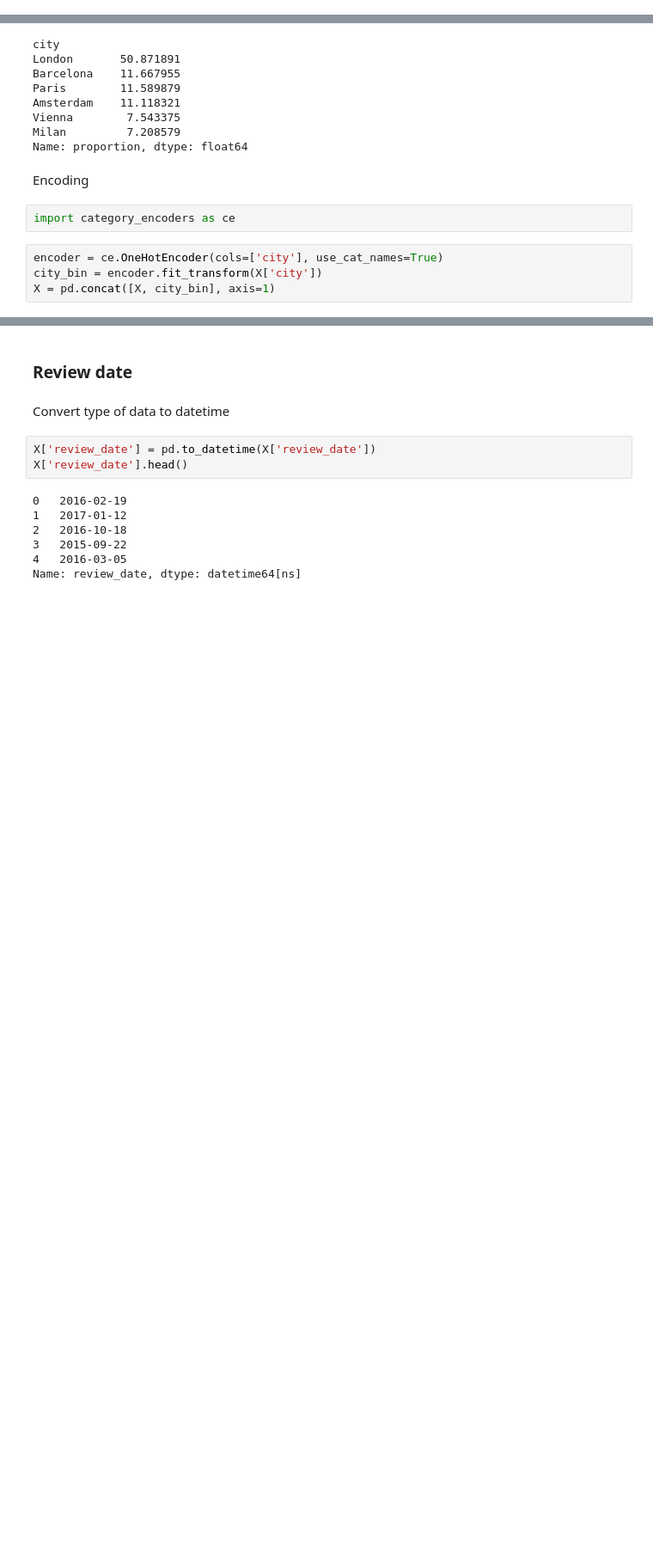
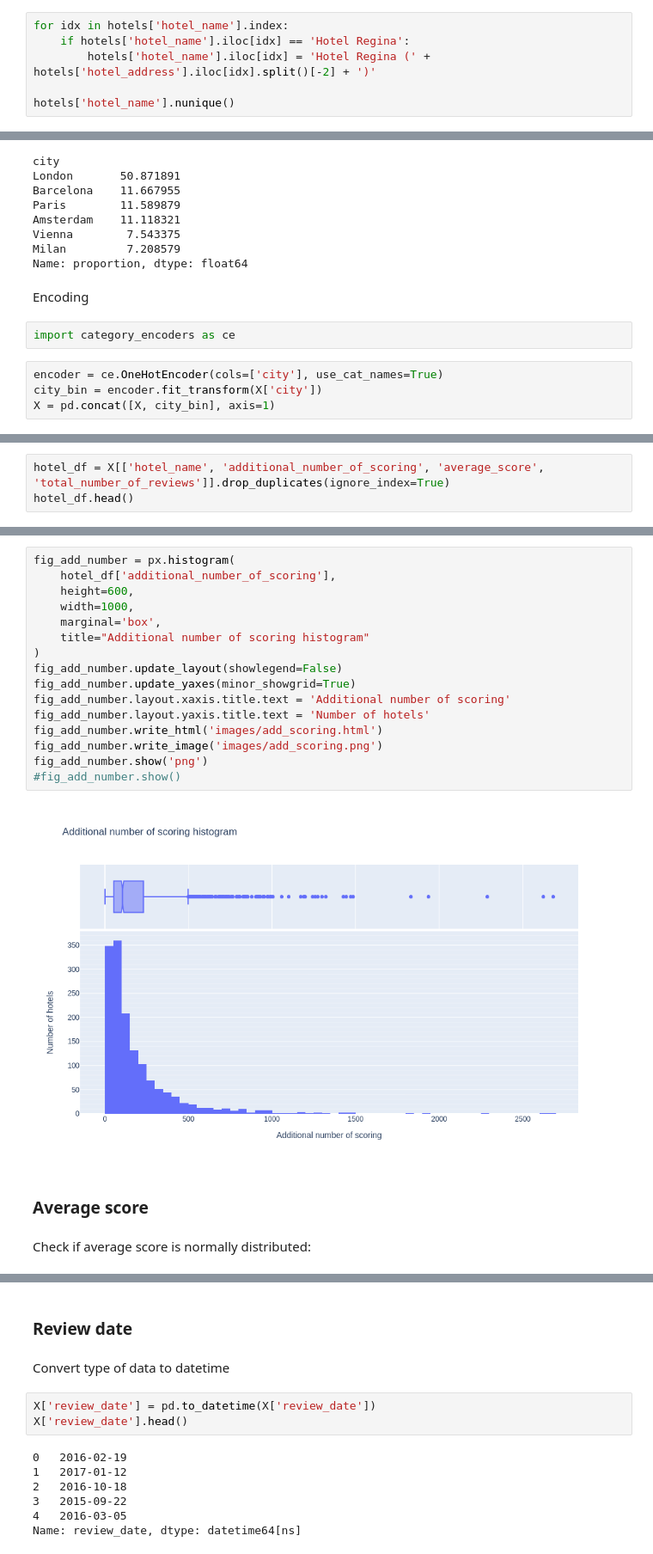
Before and after one commit to errlwdfi/sf_data_science, a Jupyter notebook: booking/booking.ipynb, the cells around one changed output, grey strips where cells are left out. Shown at 86% size. Saved outputs shown, nothing was run; the diff lists cells and outputs as text; blank space fills up the shorter version.

```diff
--- a/booking/booking.ipynb
+++ b/booking/booking.ipynb
@@ -22,0 +57,6 @@ hotels.head()
+# %%
+for idx in hotels['hotel_name'].index:
+    if hotels['hotel_name'].iloc[idx] == 'Hotel Regina':
+        hotels['hotel_name'].iloc[idx] = 'Hotel Regina (' + hotels['hotel_address'].iloc[idx].split()[-2] + ')'
+
+hotels['hotel_name'].nunique()
@@ -73,0 +241,3 @@ X = pd.concat([X, city_bin], axis=1)
+# %%
+hotel_df = X[['hotel_name', 'additional_number_of_scoring', 'average_score', 'total_number_of_reviews']].drop_duplicates(ignore_index=True)
+hotel_df.head()
@@ -73,0 +251,22 @@ X = pd.concat([X, city_bin], axis=1)
+# %%
+fig_add_number = px.histogram(
+    hotel_df['additional_number_of_scoring'],
+    height=600,
+    width=1000,
+    marginal='box',
+    title="Additional number of scoring histogram"
+)
+fig_add_number.update_layout(showlegend=False)
+fig_add_number.update_yaxes(minor_showgrid=True)
+fig_add_number.layout.xaxis.title.text = 'Additional number of scoring'
+fig_add_number.layout.yaxis.title.text = 'Number of hotels'
+fig_add_number.write_html('images/add_scoring.html')
+fig_add_number.write_image('images/add_scoring.png')
+fig_add_number.show('png')
+#fig_add_number.show()
+# %% [output]
+[figure, added]
+# %% [markdown]
+### Average score
+# %% [markdown]
+Check if average score is normally distributed:
```
Also changed, not shown: parts of 107 cells of this notebook, 13 other files.
